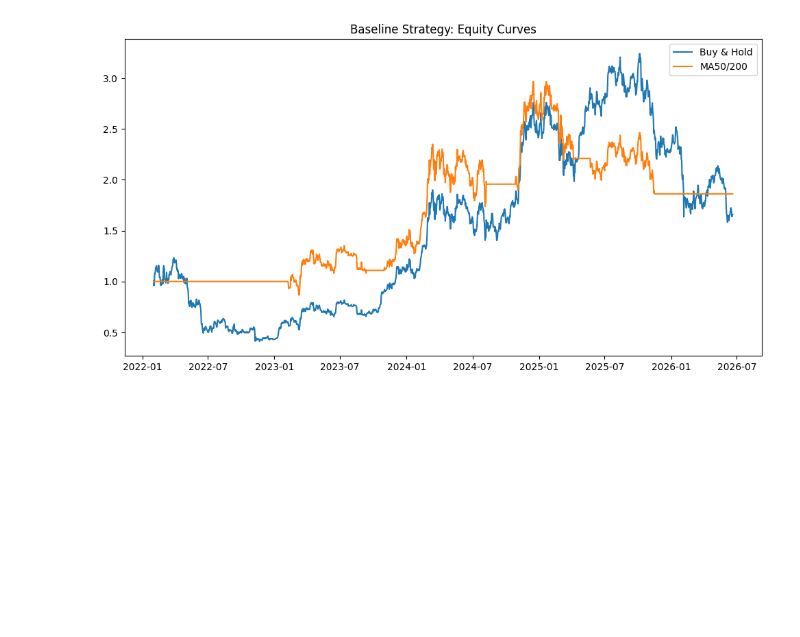
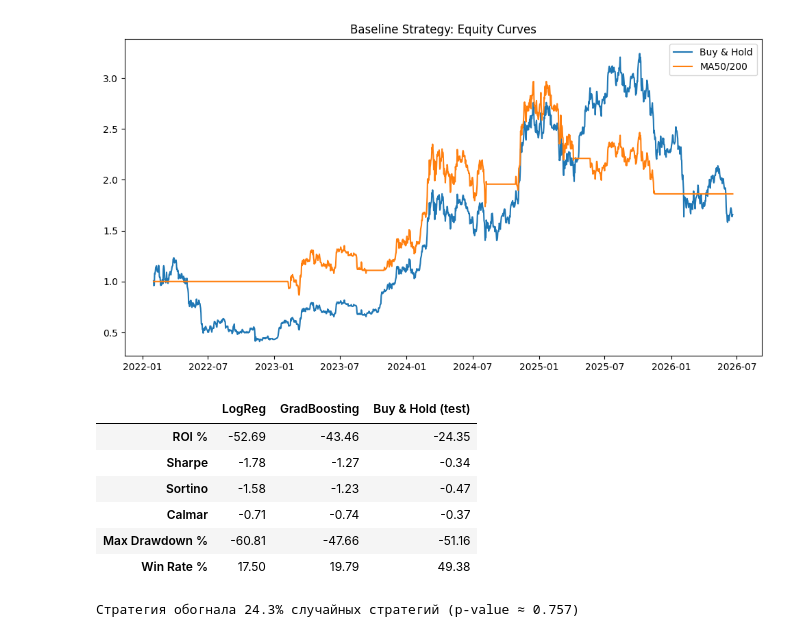
Before and after one commit to pda95/ai-crypto-hedge-fund, a Jupyter notebook: notebooks/hedge_fund.ipynb, the cells around one changed output. Cells and saved outputs as stored; diff of their text form; code cells hidden in the pictures; blank space fills up the shorter version.

```diff
--- a/notebooks/hedge_fund.ipynb
+++ b/notebooks/hedge_fund.ipynb
@@ -36,3 +37,41 @@ plt.title("Baseline Strategy: Equity Curves")
 plt.show()
 # %% [output]
 [figure]
+# %%
+# 1. Данные + признаки
+df = load_binance_data_csv()
+df = build_features(df)
+
+# 2. Хронологический split (без перемешивания!)
+train, test = chronological_split(df, train_ratio=0.7)
+
+# 3. Логистическая регрессия (бенчмарк)
+test_lr, _ = train_and_predict(make_logreg(), train, test, FEATURE_COLUMNS)
+bt_lr = run_ml_strategy(test_lr)
+
+# 4. Градиентный бустинг
+test_gb, _ = train_and_predict(make_gradient_boosting(), train, test, FEATURE_COLUMNS)
+bt_gb = run_ml_strategy(test_gb)
+
+# 5. Сравнительная таблица (на ОДНОМ тестовом периоде)
+results = pd.DataFrame({
+    "LogReg":           summary(bt_lr["strategy_equity"], bt_lr["strategy_return"]),
+    "GradBoosting":     summary(bt_gb["strategy_equity"], bt_gb["strategy_return"]),
+    "Buy & Hold (test)": summary(bt_gb["market_equity"], bt_gb["market_return"]),
+})
+results
+# %% [output]
+|  | LogReg | GradBoosting | Buy & Hold (test) |
+| ROI % | -52.69 | -43.46 | -24.35 |
+| Sharpe | -1.78 | -1.27 | -0.34 |
+| Sortino | -1.58 | -1.23 | -0.47 |
+| Calmar | -0.71 | -0.74 | -0.37 |
+| Max Drawdown % | -60.81 | -47.66 | -51.16 |
+| Win Rate % | 17.50 | 19.79 | 49.38 |
+# %%
+strat_roi = (bt_gb["strategy_equity"].iloc[-1] - 1) * 100
+random_rois = random_strategy_baseline(bt_gb)
+pct, pval = significance(strat_roi, random_rois)
+print(f"Стратегия обогнала {pct:.1f}% случайных стратегий (p-value ≈ {pval:.3f})")
+# %% [output]
+Стратегия обогнала 24.3% случайных стратегий (p-value ≈ 0.757)
```
Also changed, not shown: parts of 2 cells of this notebook, 1 other file.
